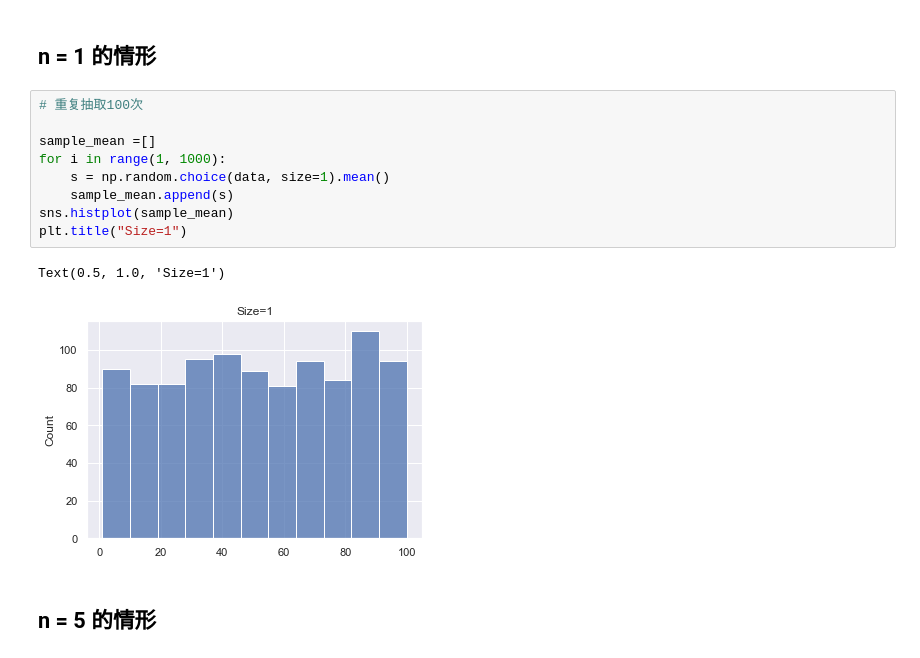
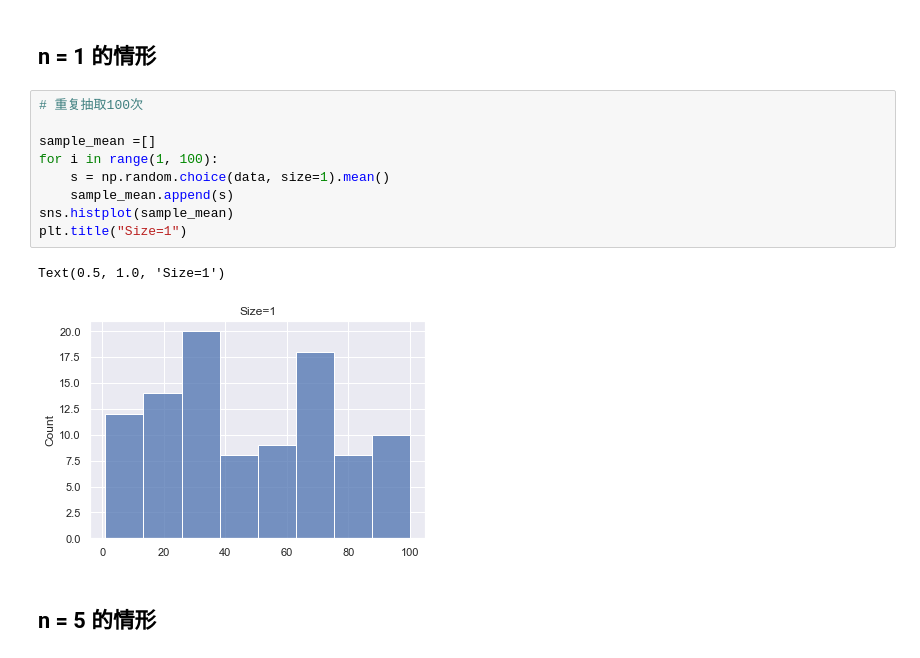
Before and after one commit to en-feng/survey_and_stats, a Jupyter notebook: sampling.ipynb, the cells around one changed output. Cells and saved outputs as stored; diff of their text form.

```diff
--- a/sampling.ipynb
+++ b/sampling.ipynb
@@ -40,15 +40,15 @@ data = np.array(range(1, 101))
 # %%
 # 重复抽取100次
 
 sample_mean =[]
-for i in range(1, 1000):
+for i in range(1, 100):
     s = np.random.choice(data, size=1).mean()
     sample_mean.append(s)
 sns.histplot(sample_mean)
 plt.title("Size=1")
 # %% [output]
 Text(0.5, 1.0, 'Size=1')
-[figure, old version]
+[figure, new version]
 # %% [markdown]
 ## n = 5 的情形
 # %%
```
Also changed, not shown: parts of 1 cell of this notebook.
